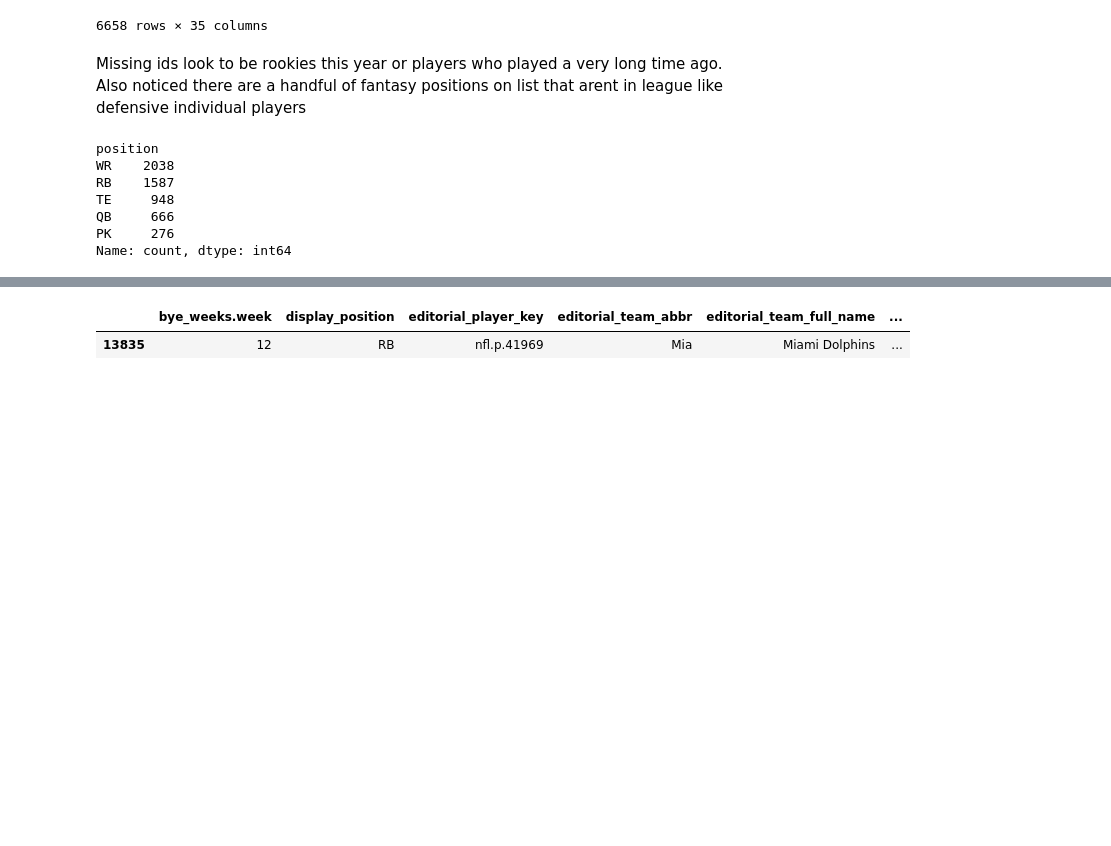
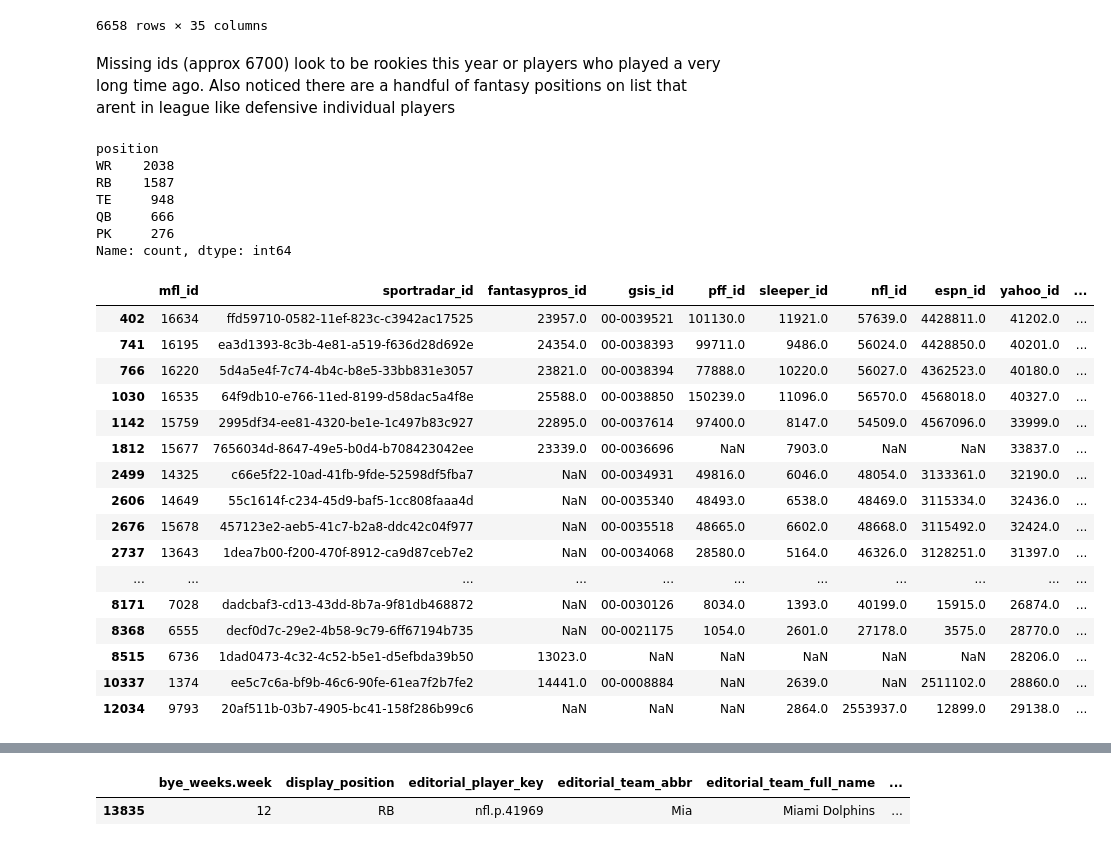
Before and after one commit to nicriv831/Fantasy-Football-Machine, a Jupyter notebook: data_cleaning.ipynb, the cells around one changed output, grey strips where cells are left out. Saved outputs shown, nothing was run; the diff lists cells and outputs as text; code cells hidden in the pictures; blank space fills up the shorter version.

```diff
--- a/data_cleaning.ipynb
+++ b/data_cleaning.ipynb
@@ -65,8 +67,12 @@ master_ids[master_ids['yahoo_id'].isna()]
 | 12144 | 996 | NaN | NaN | NaN | NaN | NaN | NaN | NaN | NaN | ... |
 6658 rows × 35 columns
 # %% [markdown]
-Missing ids look to be rookies this year or players who played a very long time ago. Also noticed there are a handful of fantasy positions on list that arent in league like defensive individual players
+Missing ids (approx 6700) look to be rookies this year or players who played a very long time ago. Also noticed there are a handful of fantasy positions on list that arent in league like defensive individual players
 # %%
+# See how many positions are fantasy relevent after dropping defenses, make a raw copy first for later data validation
+
+master_raw = master_ids.copy()
+
 master_ids = master_ids[master_ids['position'].isin(['QB', 'RB', 'WR', 'TE', 'PK'])]
 master_ids['position'].value_counts()
 # %% [output]
@@ -77,3 +83,23 @@ TE     948
 QB     666
 PK     276
 Name: count, dtype: int64
+# %%
+master_raw[~master_raw['yahoo_id'].isin(master_raw['stats_id'])]
+# %% [output]
+|  | mfl_id | sportradar_id | fantasypros_id | gsis_id | pff_id | sleeper_id | nfl_id | espn_id | yahoo_id | ... |
+| 402 | 16634 | ffd59710-0582-11ef-823c-c3942ac17525 | 23957.0 | 00-0039521 | 101130.0 | 11921.0 | 57639.0 | 4428811.0 | 41202.0 | ... |
+| 741 | 16195 | ea3d1393-8c3b-4e81-a519-f636d28d692e | 24354.0 | 00-0038393 | 99711.0 | 9486.0 | 56024.0 | 4428850.0 | 40201.0 | ... |
+| 766 | 16220 | 5d4a5e4f-7c74-4b4c-b8e5-33bb831e3057 | 23821.0 | 00-0038394 | 77888.0 | 10220.0 | 56027.0 | 4362523.0 | 40180.0 | ... |
+| 1030 | 16535 | 64f9db10-e766-11ed-8199-d58dac5a4f8e | 25588.0 | 00-0038850 | 150239.0 | 11096.0 | 56570.0 | 4568018.0 | 40327.0 | ... |
+| 1142 | 15759 | 2995df34-ee81-4320-be1e-1c497b83c927 | 22895.0 | 00-0037614 | 97400.0 | 8147.0 | 54509.0 | 4567096.0 | 33999.0 | ... |
+| 1812 | 15677 | 7656034d-8647-49e5-b0d4-b708423042ee | 23339.0 | 00-0036696 | NaN | 7903.0 | NaN | NaN | 33837.0 | ... |
+| 2499 | 14325 | c66e5f22-10ad-41fb-9fde-52598df5fba7 | NaN | 00-0034931 | 49816.0 | 6046.0 | 48054.0 | 3133361.0 | 32190.0 | ... |
+| 2606 | 14649 | 55c1614f-c234-45d9-baf5-1cc808faaa4d | NaN | 00-0035340 | 48493.0 | 6538.0 | 48469.0 | 3115334.0 | 32436.0 | ... |
+| 2676 | 15678 | 457123e2-aeb5-41c7-b2a8-ddc42c04f977 | NaN | 00-0035518 | 48665.0 | 6602.0 | 48668.0 | 3115492.0 | 32424.0 | ... |
+| 2737 | 13643 | 1dea7b00-f200-470f-8912-ca9d87ceb7e2 | NaN | 00-0034068 | 28580.0 | 5164.0 | 46326.0 | 3128251.0 | 31397.0 | ... |
+| ... | ... | ... | ... | ... | ... | ... | ... | ... | ... | ... |
+| 8171 | 7028 | dadcbaf3-cd13-43dd-8b7a-9f81db468872 | NaN | 00-0030126 | 8034.0 | 1393.0 | 40199.0 | 15915.0 | 26874.0 | ... |
+| 8368 | 6555 | decf0d7c-29e2-4b58-9c79-6ff67194b735 | NaN | 00-0021175 | 1054.0 | 2601.0 | 27178.0 | 3575.0 | 28770.0 | ... |
+| 8515 | 6736 | 1dad0473-4c32-4c52-b5e1-d5efbda39b50 | 13023.0 | NaN | NaN | NaN | NaN | NaN | 28206.0 | ... |
+| 10337 | 1374 | ee5c7c6a-bf9b-46c6-90fe-61ea7f2b7fe2 | 14441.0 | 00-0008884 | NaN | 2639.0 | NaN | 2511102.0 | 28860.0 | ... |
+| 12034 | 9793 | 20af511b-03b7-4905-bc41-158f286b99c6 | NaN | NaN | NaN | 2864.0 | 2553937.0 | 12899.0 | 29138.0 | ... |
```
Also changed, not shown: parts of 45 cells of this notebook, 2 other files.
